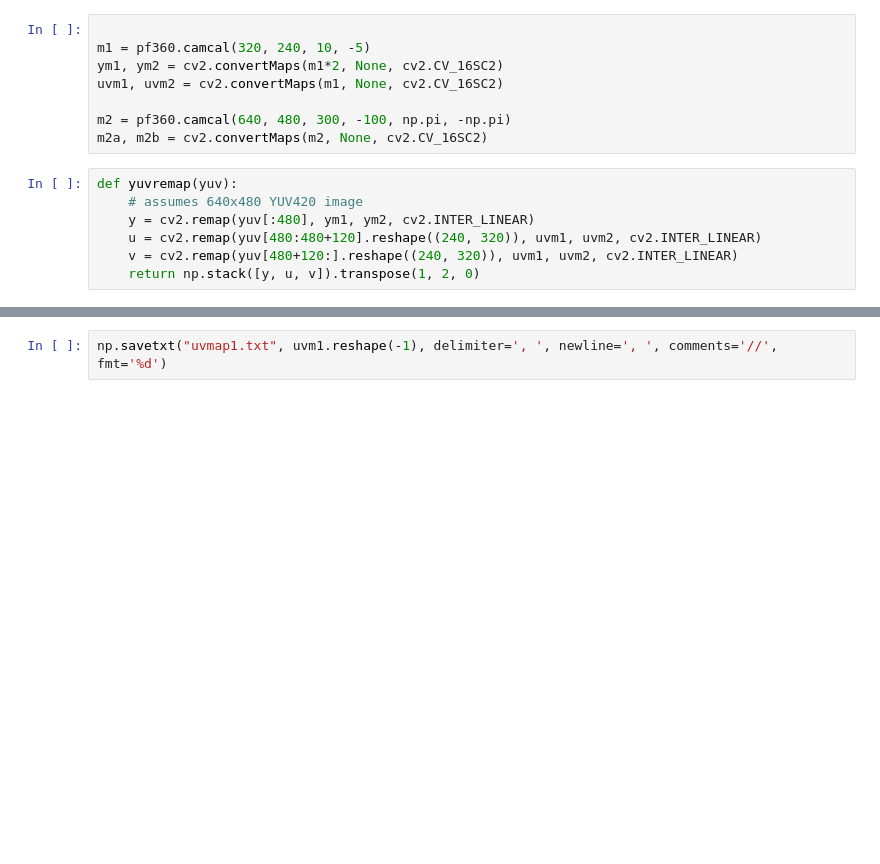
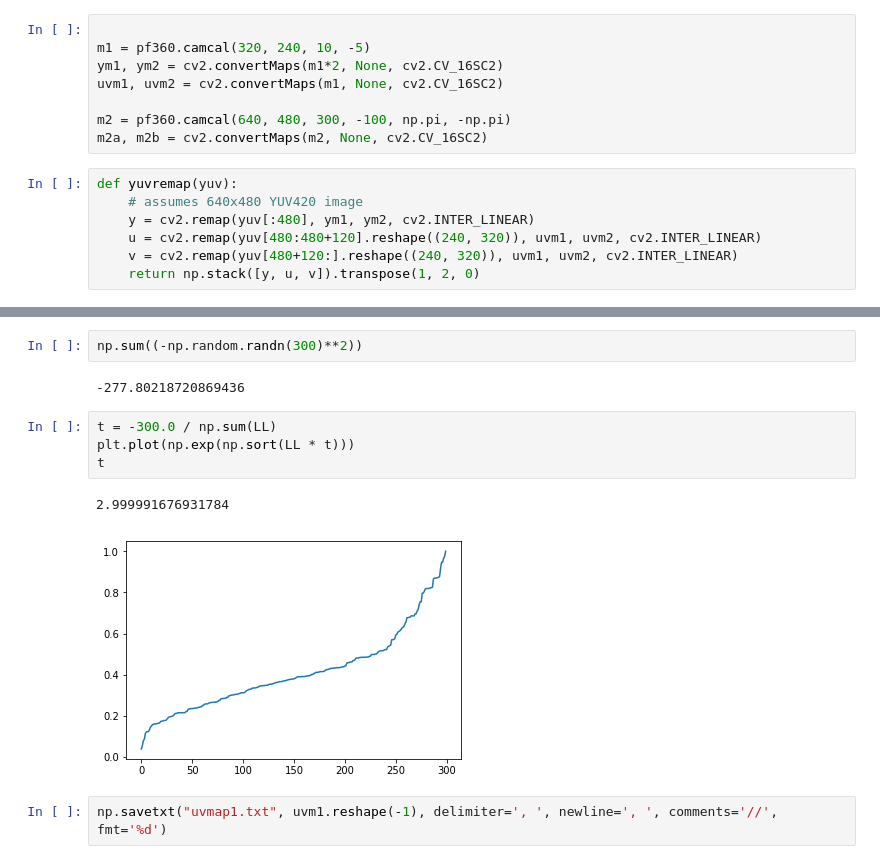
Before and after one commit to a1k0n/cycloid, a Jupyter notebook: design/coneslam/pf360.ipynb, the cells around one changed output, grey strips where cells are left out. Drawn from its saved outputs; the diff is of its cells as text; blank space fills up the shorter version.

```diff
--- a/design/coneslam/pf360.ipynb
+++ b/design/coneslam/pf360.ipynb
@@ -164,3 +176,14 @@ plt.plot(uvm1[:, :, 1].T)
+# %%
+np.sum((-np.random.randn(300)**2))
+# %% [output]
+-277.80218720869436
+# %%
+t = -300.0 / np.sum(LL)
+plt.plot(np.exp(np.sort(LL * t)))
+t
+# %% [output]
+2.999991676931784
+[figure, added]
 # %%
 np.savetxt("uvmap1.txt", uvm1.reshape(-1), delimiter=', ', newline=', ', comments='//', fmt='%d')
 # %%
```
Also changed, not shown: parts of 5 cells of this notebook, 11 other files.
